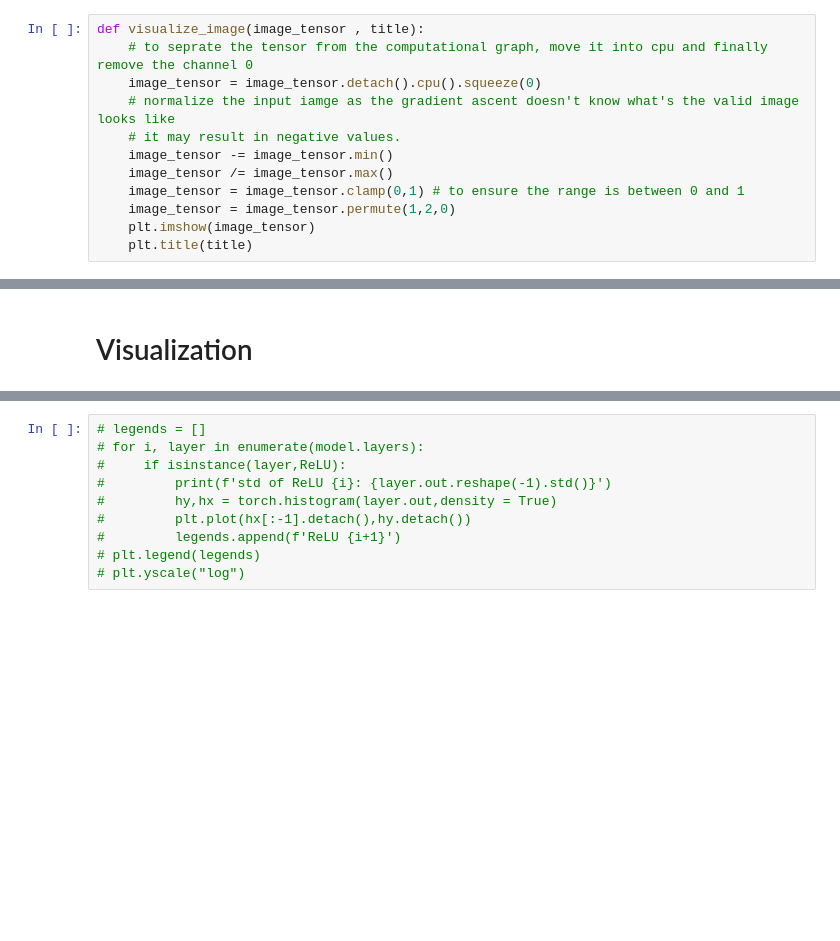
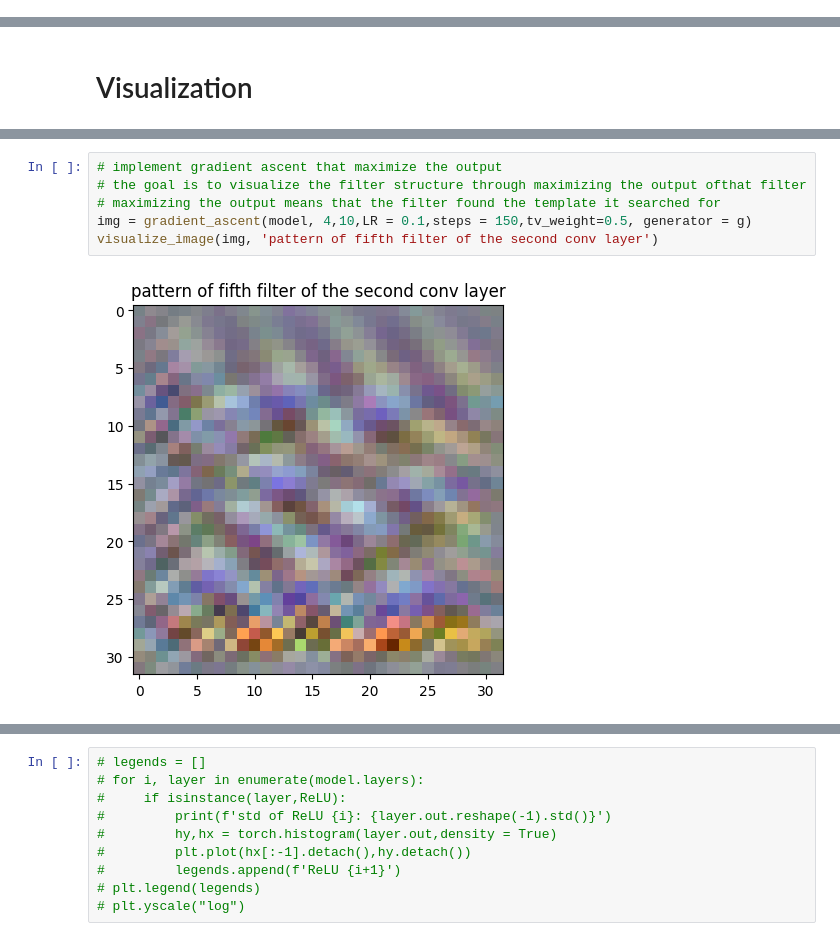
Before and after one commit to LoayMohamedAhmed/Cifar-training-with-CNN, a Jupyter notebook: Notebooks/lenet5_training.ipynb, the cells around one changed output, grey strips where cells are left out. Saved outputs shown, nothing was run; the diff lists cells and outputs as text; blank space fills up the shorter version.

```diff
--- a/Notebooks/lenet5_training.ipynb
+++ b/Notebooks/lenet5_training.ipynb
@@ -682,12 +189,0 @@ image = images[0].unsqueeze(0)
-# %%
-def visualize_image(image_tensor , title):
-    # to seprate the tensor from the computational graph, move it into cpu and finally remove the channel 0
-    image_tensor = image_tensor.detach().cpu().squeeze(0)
-    # normalize the input iamge as the gradient ascent doesn't know what's the valid image looks like
-    # it may result in negative values.
-    image_tensor -= image_tensor.min()
-    image_tensor /= image_tensor.max()
-    image_tensor = image_tensor.clamp(0,1) # to ensure the range is between 0 and 1
-    image_tensor = image_tensor.permute(1,2,0)
-    plt.imshow(image_tensor)
-    plt.title(title)
@@ -864 +362,9 @@ plt.show()
+# %%
+# implement gradient ascent that maximize the output
+# the goal is to visualize the filter structure through maximizing the output ofthat filter
+# maximizing the output means that the filter found the template it searched for
+img = gradient_ascent(model, 4,10,LR = 0.1,steps = 150,tv_weight=0.5, generator = g)
+visualize_image(img, 'pattern of fifth filter of the second conv layer')
+# %% [output]
+[figure, added]
 # %%
```
Also changed, not shown: parts of 25 cells of this notebook.
